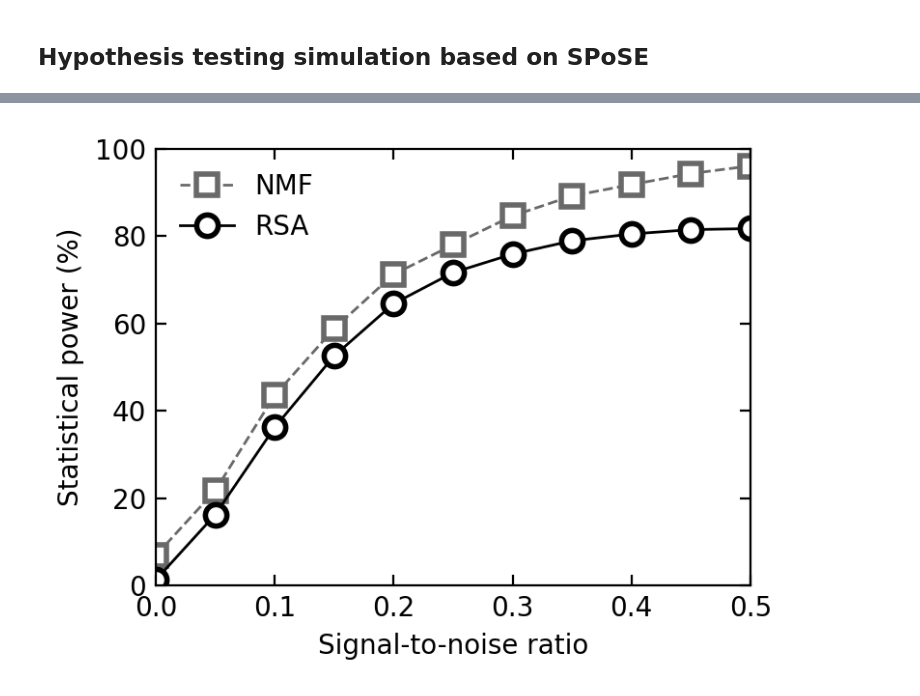
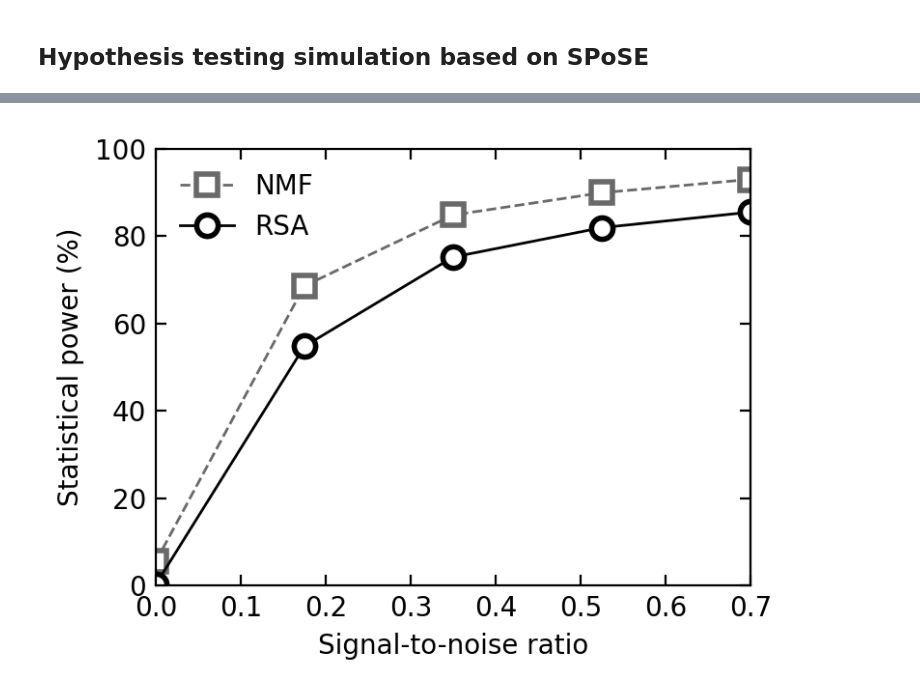
Before and after one commit to florianmahner/pysrf, a Jupyter notebook: notebooks/hypothesis_testing.ipynb, the cells around one changed output, grey strips where cells are left out. Drawn from its saved outputs; the diff is of its cells as text; code cells hidden in the pictures.

```diff
--- a/notebooks/hypothesis_testing.ipynb
+++ b/notebooks/hypothesis_testing.ipynb
@@ -74,11 +36,12 @@ for i in range(cfg.rank):
 # %%
-results_df = pd.read_csv(
-    "/LOCAL/fmahner/similarity-factorization/results/benchmarks/hypothesis_tests.csv"
-)
+# results_df = pd.read_csv(
+#     "/LOCAL/fmahner/similarity-factorization/results/benchmarks/hypothesis_tests.csv"
+# )
 
-results_df = results_df[results_df["Method"] != "NMF Denoised"]
-power_df = results_df.groupby(["SNR", "Method"])["Significant"].mean().reset_index()
-power_df["Significant"] *= 100
+results_df = pd.read_csv("../results/rsa_comparison.csv")
+
+power_df = results_df.groupby(["snr", "method"])["significant"].mean().reset_index()
+power_df["significant"] *= 100
 
 plt.figure(figsize=(4, 3), dpi=200)
 
@@ -90,36 +53,36 @@ bw_styles = {
     "RSA": ("-", "o"),
     "NMF": ("--", "s"),
 }
 
-for method in power_df["Method"].unique():
-    method_df = power_df[power_df["Method"] == method]
+for method in power_df["method"].unique():
+    method_df = power_df[power_df["method"] == method]
     linestyle, marker = bw_styles.get(method, ("-", "o"))
     plt.plot(
-        method_df["SNR"],
-        method_df["Significant"],
+        method_df["snr"],
+        method_df["significant"],
         label=method,
         color=bw_colors.get(method, "black"),
         linestyle=linestyle,
         marker=marker,
         linewidth=1.0,
         markersize=8,
         markerfacecolor="white",
         markeredgewidth=2,
     )
 
 plt.xlabel("Signal-to-noise ratio", fontsize=10)
 plt.ylabel("Statistical power (%)", fontsize=10)
 plt.legend(fontsize=10, frameon=False)
-plt.xlim(0, power_df["SNR"].max())
+plt.xlim(0, power_df["snr"].max())
 plt.ylim(0, 100)
 plt.tick_params(
     direction="in",
     top=True,
     right=True,
     which="both",
     labelsize=10,
     length=4,
 )
 plt.tight_layout()
 # %% [output]
-[figure, old version]
+[figure, new version]
```
Also changed, not shown: parts of 5 cells of this notebook, 21 other files.
